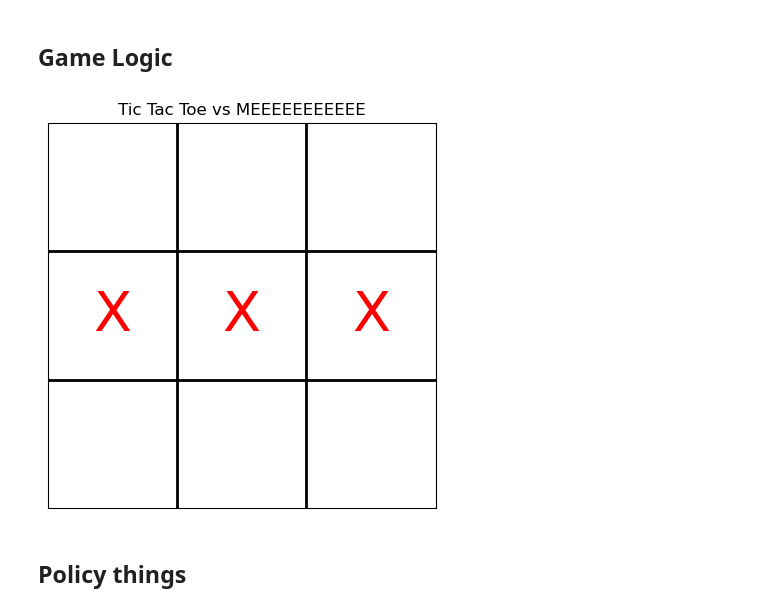
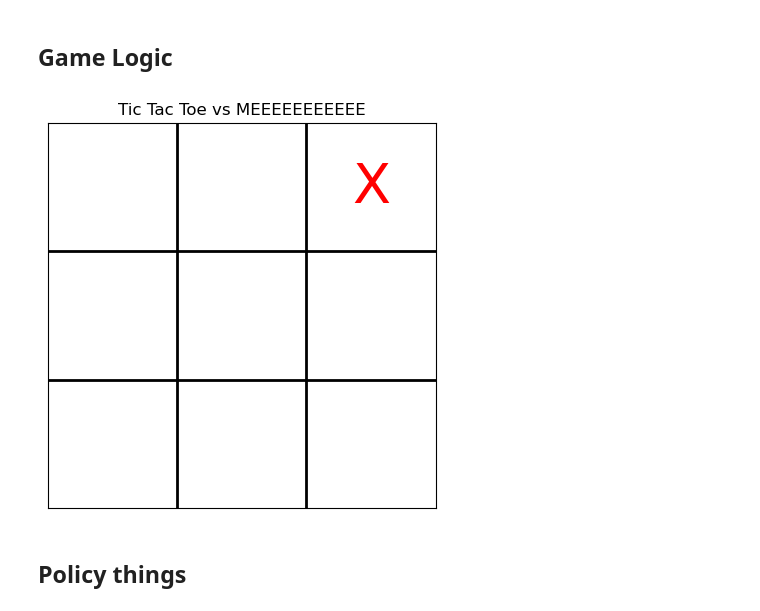
Before and after one commit to kasiwarrior/RL_Final_Project_Grupp-8, a Jupyter notebook: IsakTest2.ipynb, the cells around one changed output. Drawn from its saved outputs; the diff is of its cells as text; code cells hidden in the pictures.

```diff
--- a/IsakTest2.ipynb
+++ b/IsakTest2.ipynb
@@ -29,10 +29,6 @@ def convert_relative_array_to_move(board, move_array):
     empty_spots = [i for i, spot in enumerate(board.flatten()) if spot == 0]
     # return the move num with the index found first
     return empty_spots[choice_index]
-
-def check_line(line, player):
-    # Returns True if all elements in the line match the player aka X or O
-    return np.all(line == player)
 
 def check_draw(board):
     return np.all(board != 0)
@@ -73,37 +69,35 @@ def draw_board(board, opponent:str):
     # Horizontal
     plt.plot([0,3], [1,1], color='black', linewidth=2)
     plt.plot([0,3], [2,2], color='black', linewidth=2)
 
     #Place things
     for row in range(3):
         for col in range(3):
             symbol = board[row, col]
 
             if symbol != 0:
                 x_pos = col + 0.5
                 y_pos = 2.5 - row
                 #Color
                 color = 'red' if symbol == 1 else 'blue'
                 #draw
                 plt.text(x_pos, y_pos,'X' if symbol == 1 else 'O', fontsize=40, ha='center', va='center', color=color)
     plt.title("Tic Tac Toe vs " + opponent)
     plt.show()
 
 
-make_move(board, 3, 1)
-make_move(board, 4, 1)
-make_move(board, 5, 1)
+make_move(board, 2, 1)
 available_moves(board)
 check_win(board, 1)
 draw_board(board, "MEEEEEEEEEEE")
 # print(check_win(board))
 # print(check_draw(board))
 # #clear_board()
 
 # # while True:
 # #     input()
 # %% [output]
-[figure, old version]
+[figure, new version]
 # %% [markdown]
 ## Policy things
 # %%
```
Also changed, not shown: parts of 1 cell of this notebook.
